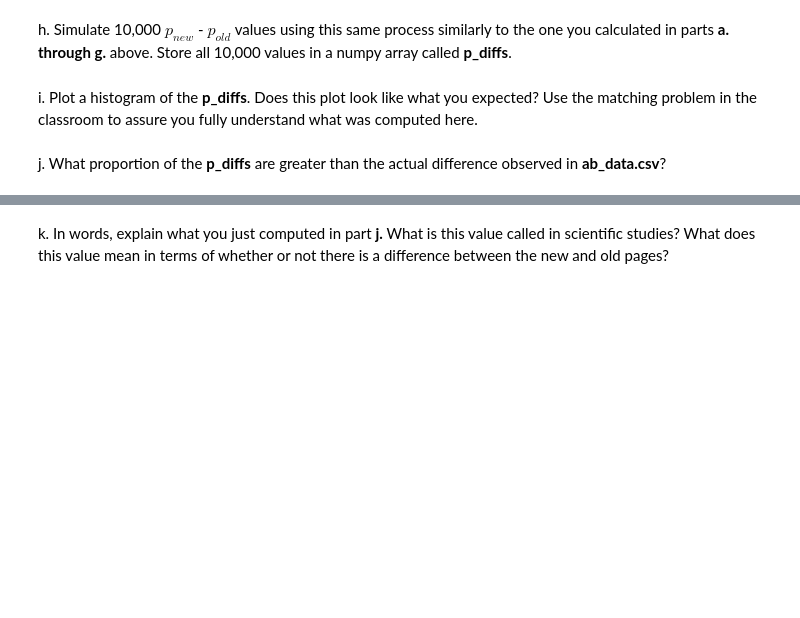
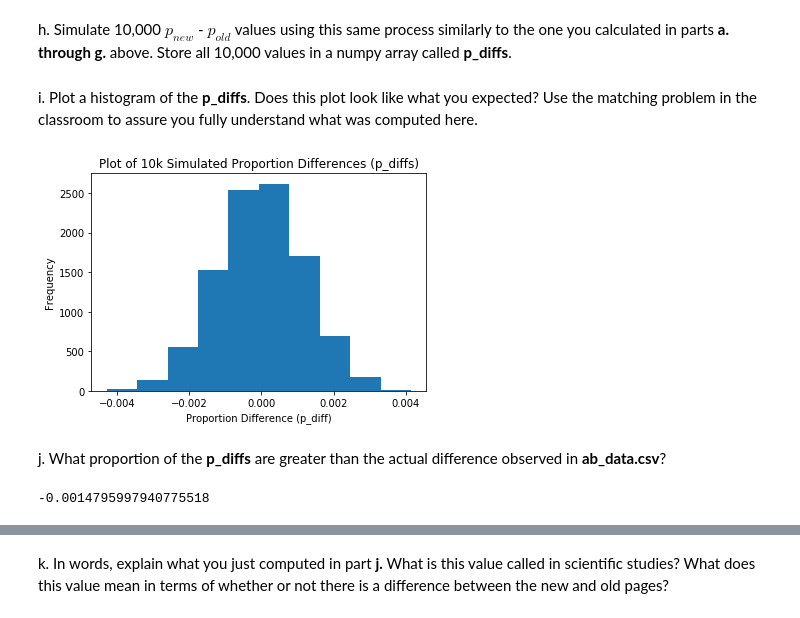
Before and after one commit to moosial/Analyze_AB_Test_Results, a Jupyter notebook: Analyze_ab_test_results_notebook.ipynb, the cells around one changed output, grey strips where cells are left out. Cells and saved outputs as stored; diff of their text form; code cells hidden in the pictures; blank space fills up the shorter version.

Commit message:
feat: Part II - A/B Test added
Questions from "Part II - A/B Test" added. In more detail questions a - n answered.

```diff
--- a/Analyze_ab_test_results_notebook.ipynb
+++ b/Analyze_ab_test_results_notebook.ipynb
@@ -265,2 +295,6 @@ c. What is $n_{new}$?
 # %% [markdown]
 d. What is $n_{old}$?
+# %%
+# I assume n refers to the number of users related to the old page.
+n_old = df2.query("group == 'control'")['user_id'].nunique()
+print("Old page users (n_old): {}".format(n_old))
@@ -267,2 +309,9 @@ d. What is $n_{old}$?
 # %% [markdown]
 e. Simulate $n_{new}$ transactions with a convert rate of $p_{new}$ under the null.  Store these $n_{new}$ 1's and 0's in **new_page_converted**.
+# %%
+# so now simulate a distribution based on the number we have calculated, mainly to be used in later bootstrap...
+# 1 and 0 for converted and not converted
+# the distribution size
+# the probability for converting and not converting
+new_page_converted = np.random.choice([0, 1], size = n_new, p = [p_new, 1 - p_new])
+new_page_converted
@@ -269,2 +320,6 @@ e. Simulate $n_{new}$ transactions with a convert rate of $p_{new}$ under the nu
 # %% [markdown]
 f. Simulate $n_{old}$ transactions with a convert rate of $p_{old}$ under the null.  Store these $n_{old}$ 1's and 0's in **old_page_converted**.
+# %%
+#  same as above for old pagers
+old_page_converted = np.random.choice([0, 1], size = n_old, p = [p_old, 1 - p_old])
+old_page_converted
@@ -273,6 +336,29 @@ g. Find $p_{new}$ - $p_{old}$ for your simulated values from part (e) and (f).
 # %% [markdown]
 h. Simulate 10,000 $p_{new}$ - $p_{old}$ values using this same process similarly to the one you calculated in parts **a. through g.** above.  Store all 10,000 values in a numpy array called **p_diffs**.
+# %%
+# now bootstrap 10000 times to prepare the validation
+p_diffs = []
+for _ in range(10000):
+    new_page_converted = np.random.choice([0, 1], size = n_new, p = [p_new, 1 - p_new]).mean()
+    old_page_converted = np.random.choice([0, 1], size = n_old, p = [p_old, 1 - p_old]).mean()
+    p_diffs.append(new_page_converted - old_page_converted)
 # %% [markdown]
 i. Plot a histogram of the **p_diffs**.  Does this plot look like what you expected?  Use the matching problem in the classroom to assure you fully understand what was computed here.
+# %%
+# plot the simulated data along with the sample proportion difference
+plt.hist(p_diffs);
+plt.ylabel('Frequency')
+plt.xlabel('Proportion Difference (p_diff)')
+plt.title('Plot of 10k Simulated Proportion Differences (p_diffs)');
+# %% [output]
+[figure, added]
 # %% [markdown]
 j. What proportion of the **p_diffs** are greater than the actual difference observed in **ab_data.csv**?
+# %%
+# normally the sample difference was calucated far in teh beginning, based on teh exercise assumptions anf flow of
+# questions we need to do it now.
+observed_diff = df[df['group'] == 'treatment']['converted'].mean() -  \
+           df[df['group'] == 'control']['converted'].mean()
+observed_diff
+# %% [output]
+-0.0014795997940775518
```
Also changed, not shown: parts of 22 cells of this notebook.
